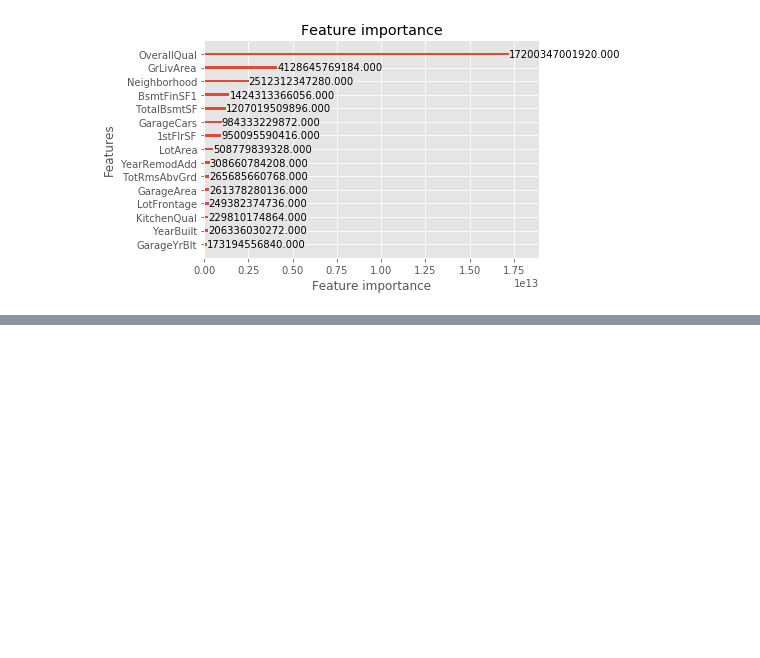
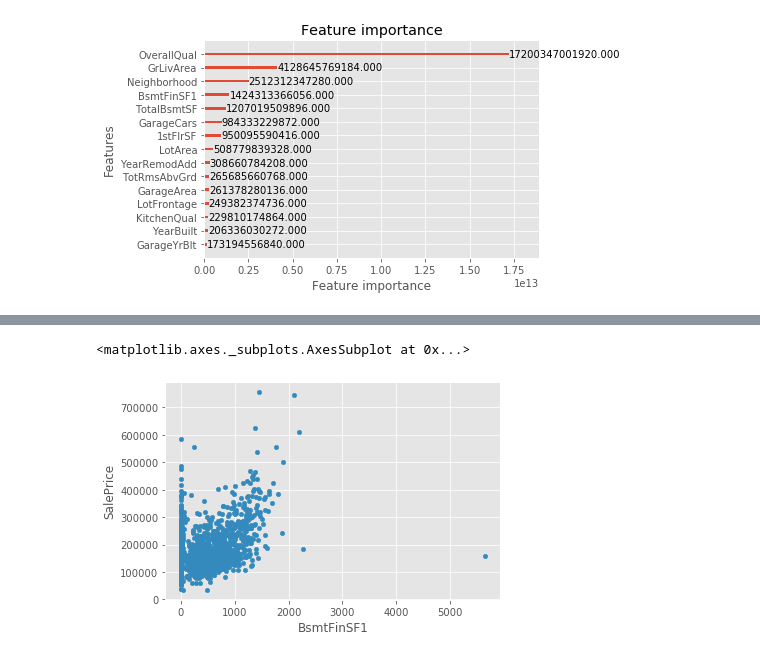
Before and after one commit to rodea0952/kaggle, a Jupyter notebook: Kaggleデータ分析入門/house_prices/house_prices.ipynb, the cells around one changed output, grey strips where cells are left out. Cells and saved outputs as stored; diff of their text form; code cells hidden in the pictures; blank space fills up the shorter version.

```diff
--- a/Kaggleデータ分析入門/house_prices/Untitled.ipynb
+++ b/Kaggleデータ分析入門/house_prices/house_prices.ipynb
@@ -260,0 +453,11 @@ for model in models:
+# %%
+HighFacility_col = ["PoolQC", "MiscFeature", "Alley"]
+for col in HighFacility_col:
+    if all_df[col].dtype == "object":
+        if len(all_df[all_df[col].isnull()]) > 0:
+            all_df.loc[~all_df[col].isnull(), col] = 1
+            all_df.loc[all_df[col].isnull(), col] = 0
+# %%
+all_df["hasHighFacility"] = all_df["PoolQC"] + all_df["MiscFeature"] + all_df["Alley"]
+# %%
+all_df["hasHighFacility"] = all_df["hasHighFacility"].astype(int)
@@ -260,0 +471,2 @@ for model in models:
+# %%
+all_df = all_df.drop(["PoolQC", "MiscFeature", "Alley"], axis=1)
@@ -260,0 +556,5 @@ for model in models:
+# %%
+all_df.plot.scatter(x="BsmtFinSF1", y="SalePrice")
+# %% [output]
+<matplotlib.axes._subplots.AxesSubplot at 0x...>
+[figure, added]
```
Also changed, not shown: parts of 33 cells of this notebook.
